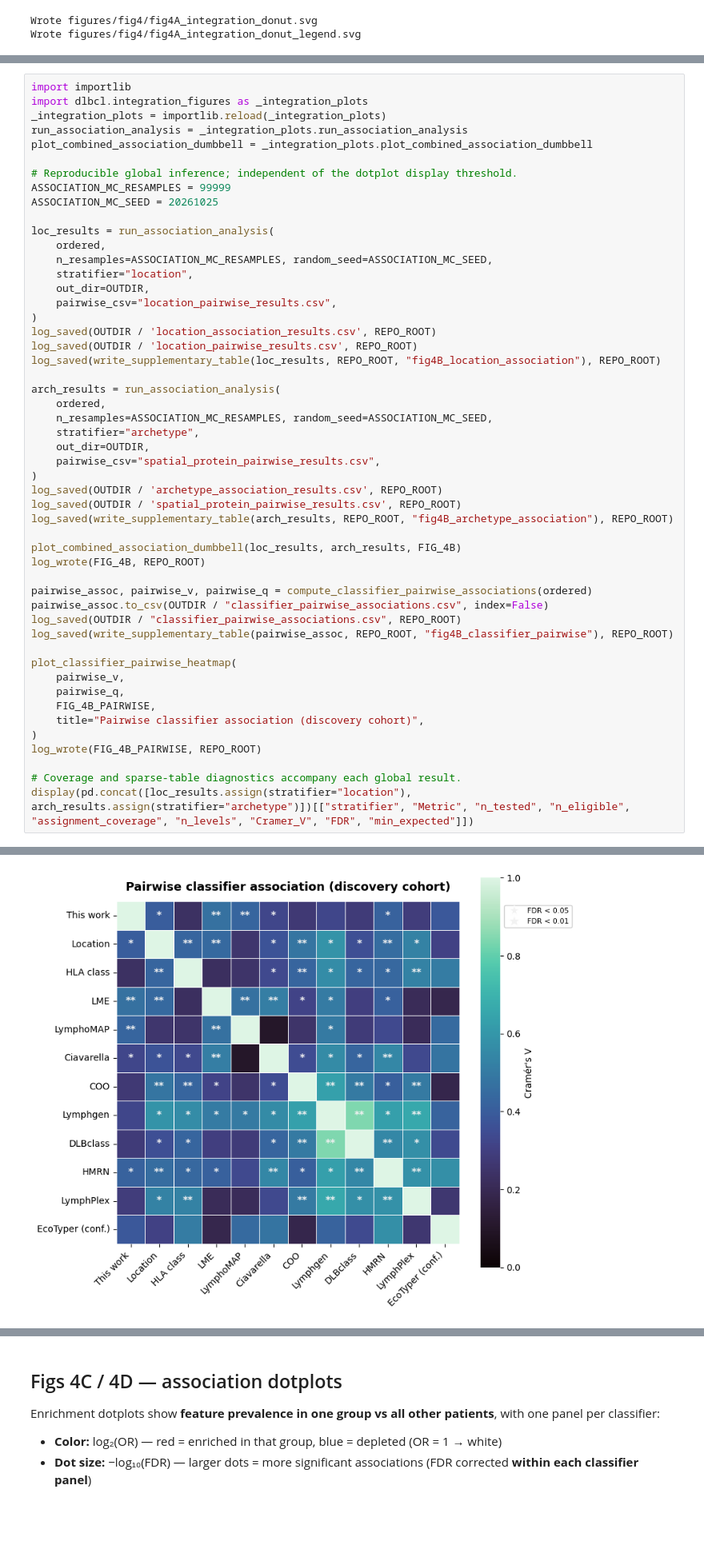
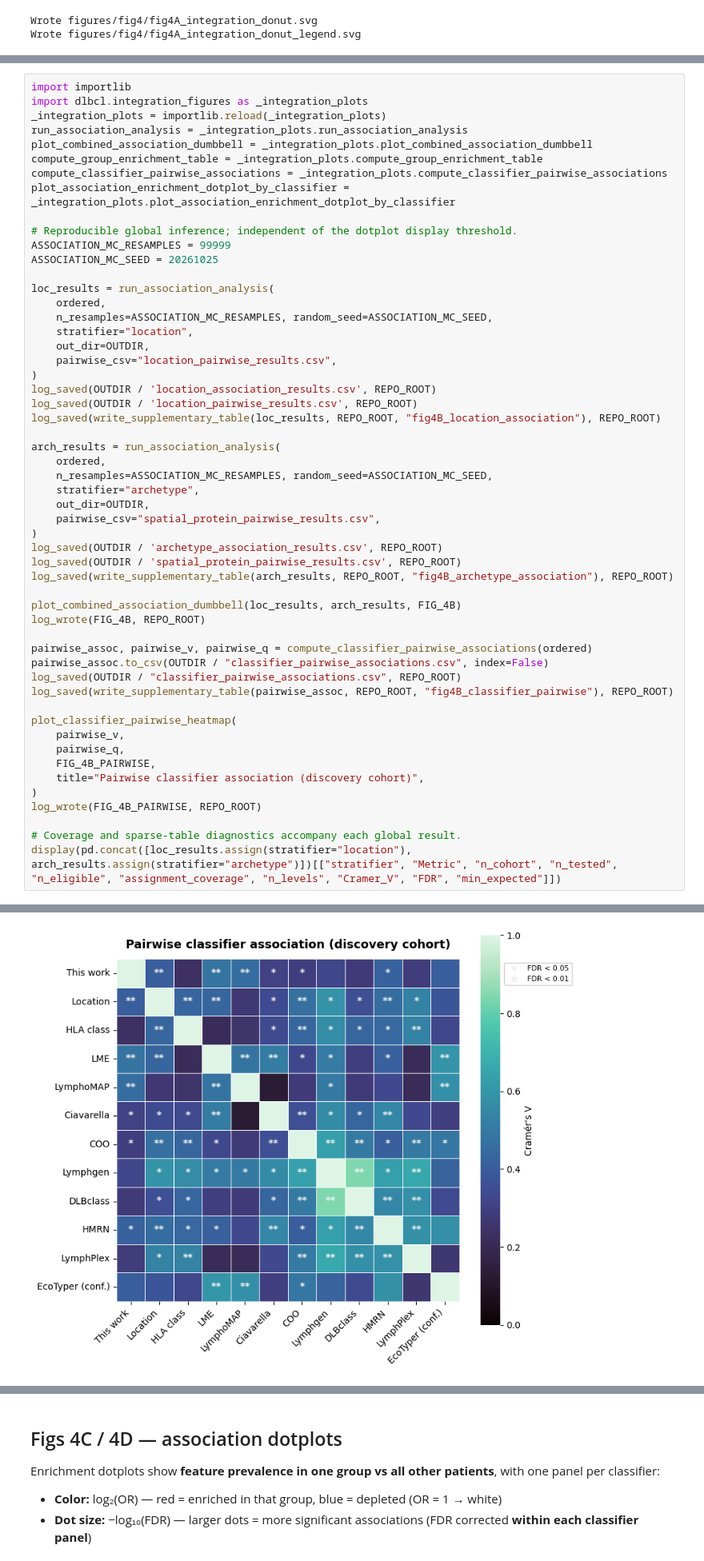
Before and after one commit to noordenbos/anatomy-matters, a Jupyter notebook: notebooks/fig4.ipynb, the cells around one changed output, grey strips where cells are left out. Shown at 80% size. Cells and saved outputs as stored; diff of their text form; blank space fills up the shorter version.

Commit message:
Use assay-specific cohorts for classifier associations

```diff
--- a/notebooks/fig4.ipynb
+++ b/notebooks/fig4.ipynb
@@ -165,6 +165,9 @@ import dlbcl.integration_figures as _integration_plots
 _integration_plots = importlib.reload(_integration_plots)
 run_association_analysis = _integration_plots.run_association_analysis
 plot_combined_association_dumbbell = _integration_plots.plot_combined_association_dumbbell
+compute_group_enrichment_table = _integration_plots.compute_group_enrichment_table
+compute_classifier_pairwise_associations = _integration_plots.compute_classifier_pairwise_associations
+plot_association_enrichment_dotplot_by_classifier = _integration_plots.plot_association_enrichment_dotplot_by_classifier
 
 # Reproducible global inference; independent of the dotplot display threshold.
 ASSOCIATION_MC_RESAMPLES = 99999
@@ -209,7 +212,7 @@ plot_classifier_pairwise_heatmap(
 log_wrote(FIG_4B_PAIRWISE, REPO_ROOT)
 
 # Coverage and sparse-table diagnostics accompany each global result.
-display(pd.concat([loc_results.assign(stratifier="location"), arch_results.assign(stratifier="archetype")])[["stratifier", "Metric", "n_tested", "n_eligible", "assignment_coverage", "n_levels", "Cramer_V", "FDR", "min_expected"]])
+display(pd.concat([loc_results.assign(stratifier="location"), arch_results.assign(stratifier="archetype")])[["stratifier", "Metric", "n_cohort", "n_tested", "n_eligible", "assignment_coverage", "n_levels", "Cramer_V", "FDR", "min_expected"]])
 # %% [output]
 Saved: figures/fig4/integration/location_association_results.csv
 Saved: figures/fig4/integration/location_pairwise_results.csv
@@ -221,5 +224,5 @@ Saved: data/supplementary/fig4/fig4B_archetype_association.csv
 Wrote figures/fig4/fig4B_association_dumbbell.svg
 Saved: figures/fig4/integration/classifier_pairwise_associations.csv
 Saved: data/supplementary/fig4/fig4B_classifier_pairwise.csv
-[figure, old version]
+[figure, new version]
 Wrote figures/fig4/fig4B_classifier_pairwise_heatmap.svg
```
Also changed, not shown: parts of 3 cells of this notebook, 5 other files.
